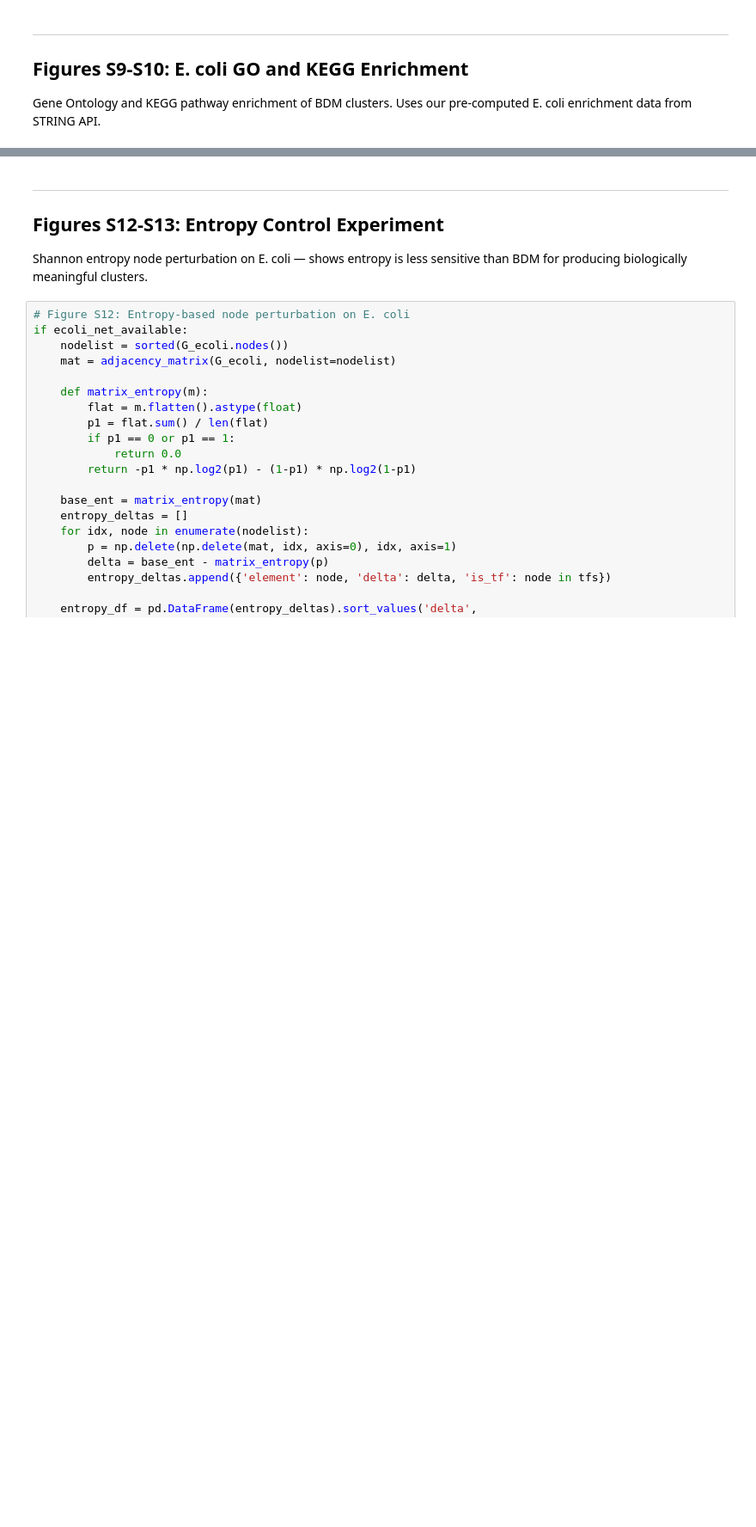
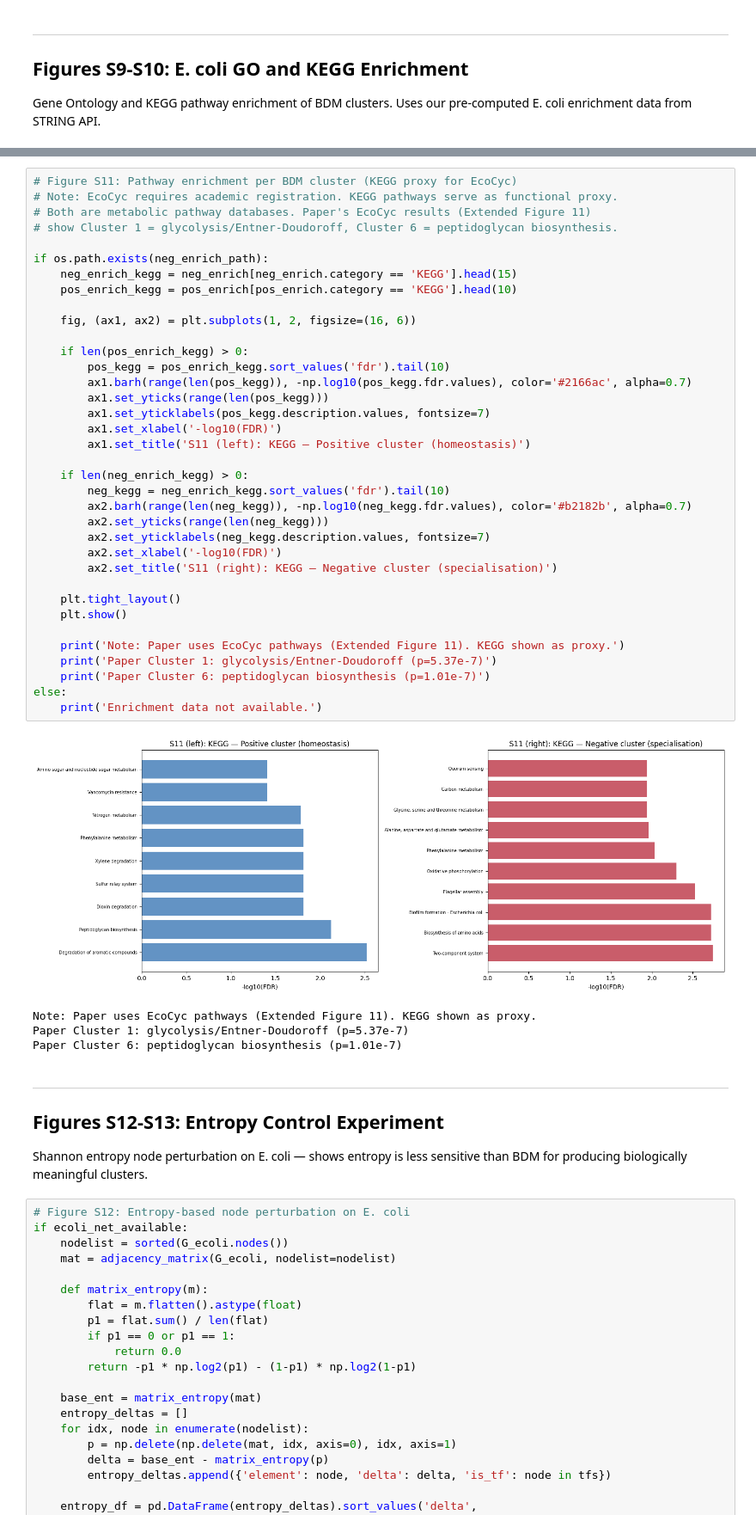
Before and after one commit to albertoHdzE/CausalBool, a Jupyter notebook: imp-causal-paper/notebooks/sup_info_plots.ipynb, the cells around one changed output, grey strips where cells are left out. Shown at 86% size. Saved outputs shown, nothing was run; the diff lists cells and outputs as text; blank space fills up the shorter version.

```diff
--- a/imp-causal-paper/notebooks/sup_info_plots.ipynb
+++ b/imp-causal-paper/notebooks/sup_info_plots.ipynb
@@ -221,3 +380,44 @@ else:
+# %%
+# Figure S11: Pathway enrichment per BDM cluster (KEGG proxy for EcoCyc)
+# Note: EcoCyc requires academic registration. KEGG pathways serve as functional proxy.
+# Both are metabolic pathway databases. Paper's EcoCyc results (Extended Figure 11)
+# show Cluster 1 = glycolysis/Entner-Doudoroff, Cluster 6 = peptidoglycan biosynthesis.
+
+if os.path.exists(neg_enrich_path):
+    neg_enrich_kegg = neg_enrich[neg_enrich.category == 'KEGG'].head(15)
+    pos_enrich_kegg = pos_enrich[pos_enrich.category == 'KEGG'].head(10)
+
+    fig, (ax1, ax2) = plt.subplots(1, 2, figsize=(16, 6))
+
+    if len(pos_enrich_kegg) > 0:
+        pos_kegg = pos_enrich_kegg.sort_values('fdr').tail(10)
+        ax1.barh(range(len(pos_kegg)), -np.log10(pos_kegg.fdr.values), color='#2166ac', alpha=0.7)
+        ax1.set_yticks(range(len(pos_kegg)))
+        ax1.set_yticklabels(pos_kegg.description.values, fontsize=7)
+        ax1.set_xlabel('-log10(FDR)')
+        ax1.set_title('S11 (left): KEGG — Positive cluster (homeostasis)')
+
+    if len(neg_enrich_kegg) > 0:
+        neg_kegg = neg_enrich_kegg.sort_values('fdr').tail(10)
+        ax2.barh(range(len(neg_kegg)), -np.log10(neg_kegg.fdr.values), color='#b2182b', alpha=0.7)
+        ax2.set_yticks(range(len(neg_kegg)))
+        ax2.set_yticklabels(neg_kegg.description.values, fontsize=7)
+        ax2.set_xlabel('-log10(FDR)')
+        ax2.set_title('S11 (right): KEGG — Negative cluster (specialisation)')
+
+    plt.tight_layout()
+    plt.show()
+
+    print('Note: Paper uses EcoCyc pathways (Extended Figure 11). KEGG shown as proxy.')
+    print('Paper Cluster 1: glycolysis/Entner-Doudoroff (p=5.37e-7)')
+    print('Paper Cluster 6: peptidoglycan biosynthesis (p=1.01e-7)')
+else:
+    print('Enrichment data not available.')
+# %% [output]
+[figure, added]
+Note: Paper uses EcoCyc pathways (Extended Figure 11). KEGG shown as proxy.
+Paper Cluster 1: glycolysis/Entner-Doudoroff (p=5.37e-7)
+Paper Cluster 6: peptidoglycan biosynthesis (p=1.01e-7)
 # %% [markdown]
 ---
 ## Figures S12-S13: Entropy Control Experiment
```
Also changed, not shown: parts of 12 cells of this notebook, 1 other file.
